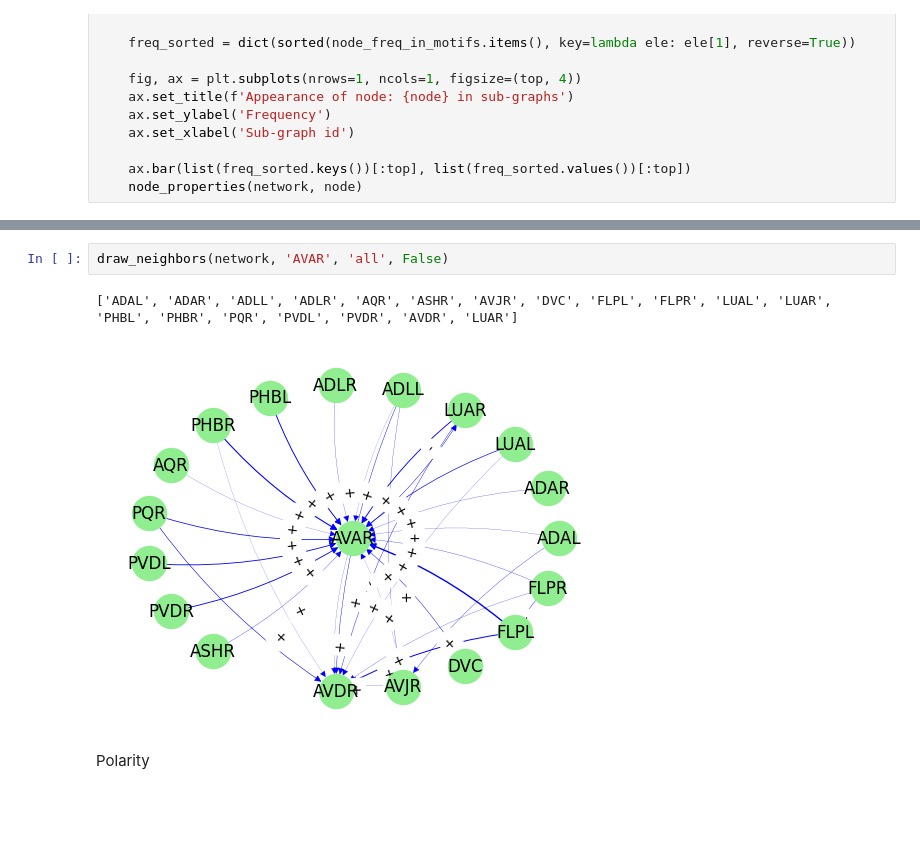
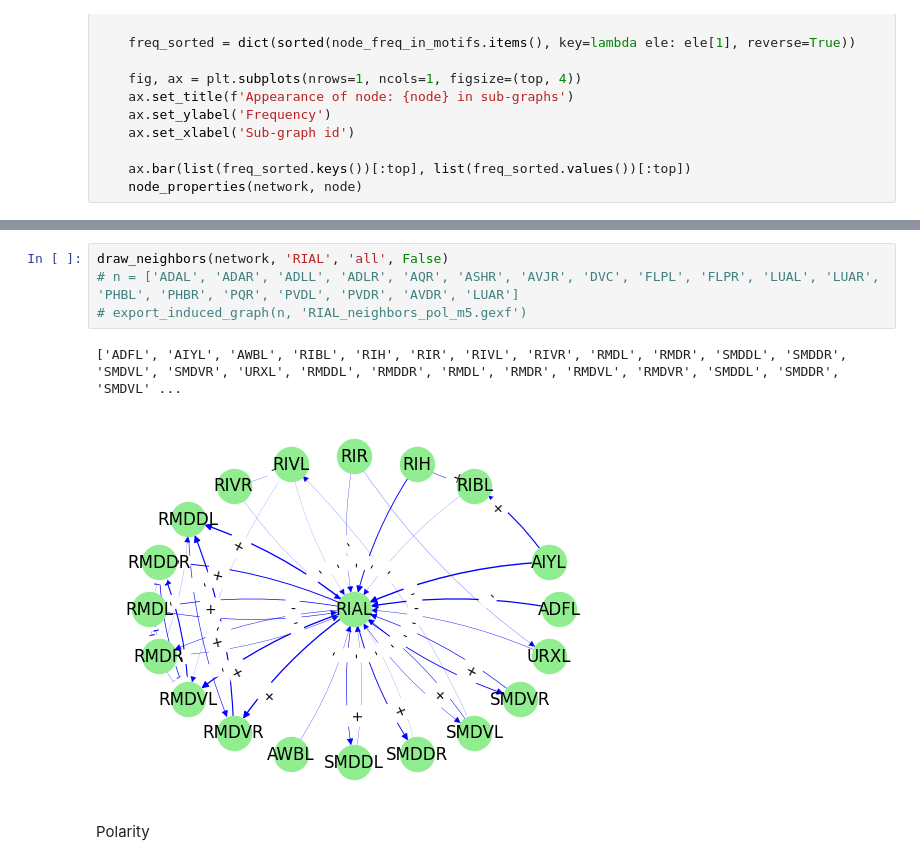
Before and after one commit to deangeckt/network_motifs, a Jupyter notebook: post_motif_analysis/motif_analysis.ipynb, the cells around one changed output, grey strips where cells are left out. Drawn from its saved outputs; the diff is of its cells as text; blank space fills up the shorter version.

```diff
--- a/post_motif_analysis/motif_analysis.ipynb
+++ b/post_motif_analysis/motif_analysis.ipynb
@@ -343,8 +406,10 @@ Node "AVAR" as role "" - sub graphs in Motif 110:
 # %%
-draw_neighbors(network, 'AVAR', 'all', False)
+draw_neighbors(network, 'RIAL', 'all', False)
+# n = ['ADAL', 'ADAR', 'ADLL', 'ADLR', 'AQR', 'ASHR', 'AVJR', 'DVC', 'FLPL', 'FLPR', 'LUAL', 'LUAR', 'PHBL', 'PHBR', 'PQR', 'PVDL', 'PVDR', 'AVDR', 'LUAR']
+# export_induced_graph(n, 'RIAL_neighbors_pol_m5.gexf')
 # %% [output]
-['ADAL', 'ADAR', 'ADLL', 'ADLR', 'AQR', 'ASHR', 'AVJR', 'DVC', 'FLPL', 'FLPR', 'LUAL', 'LUAR', 'PHBL', 'PHBR', 'PQR', 'PVDL', 'PVDR', 'AVDR', 'LUAR']
+['ADFL', 'AIYL', 'AWBL', 'RIBL', 'RIH', 'RIR', 'RIVL', 'RIVR', 'RMDL', 'RMDR', 'SMDDL', 'SMDDR', 'SMDVL', 'SMDVR', 'URXL', 'RMDDL', 'RMDDR', 'RMDL', 'RMDR', 'RMDVL', 'RMDVR', 'SMDDL', 'SMDDR', 'SMDVL' ...
-[figure, old version]
+[figure, new version]
 # %% [markdown]
 Polarity
 # %%
```
Also changed, not shown: parts of 23 cells of this notebook, 4 other files.
